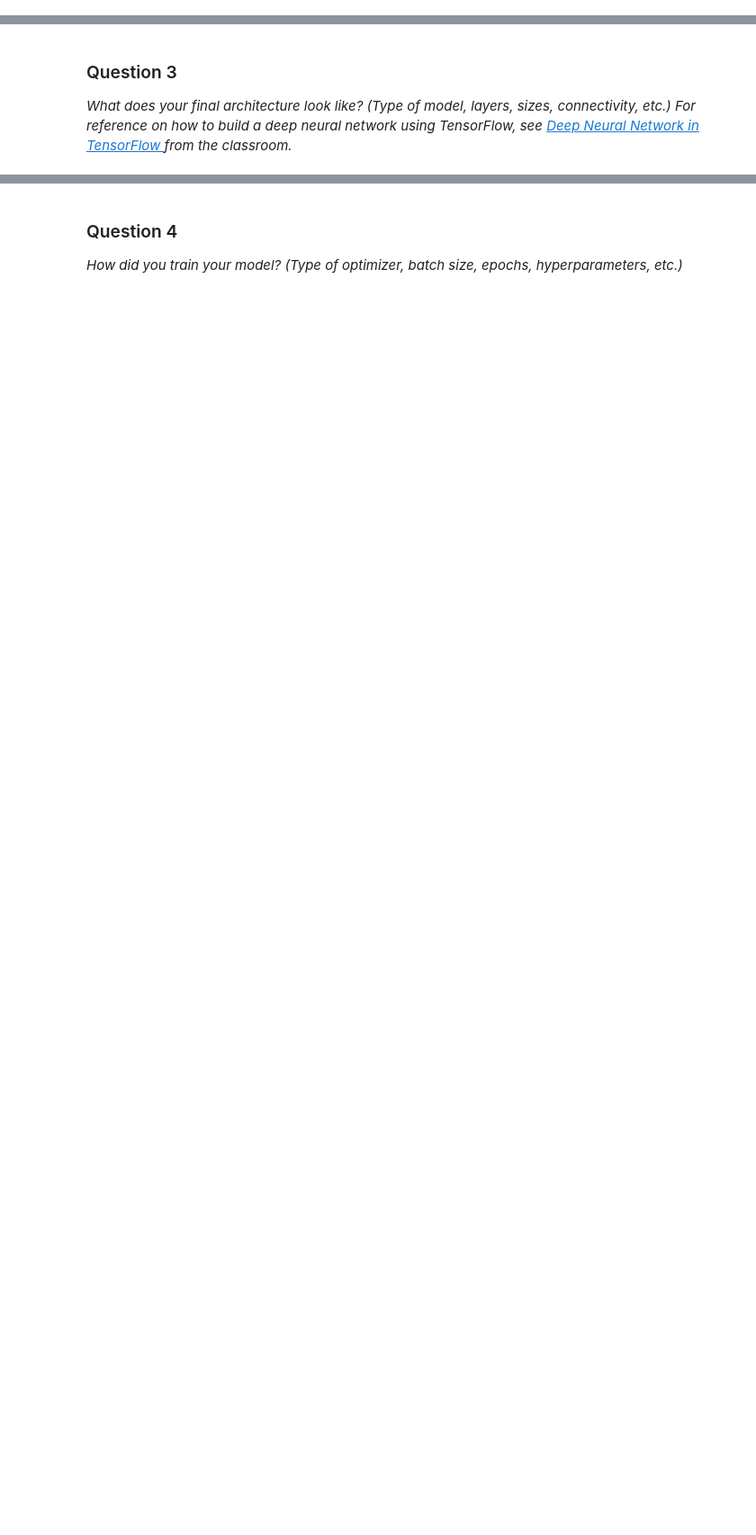
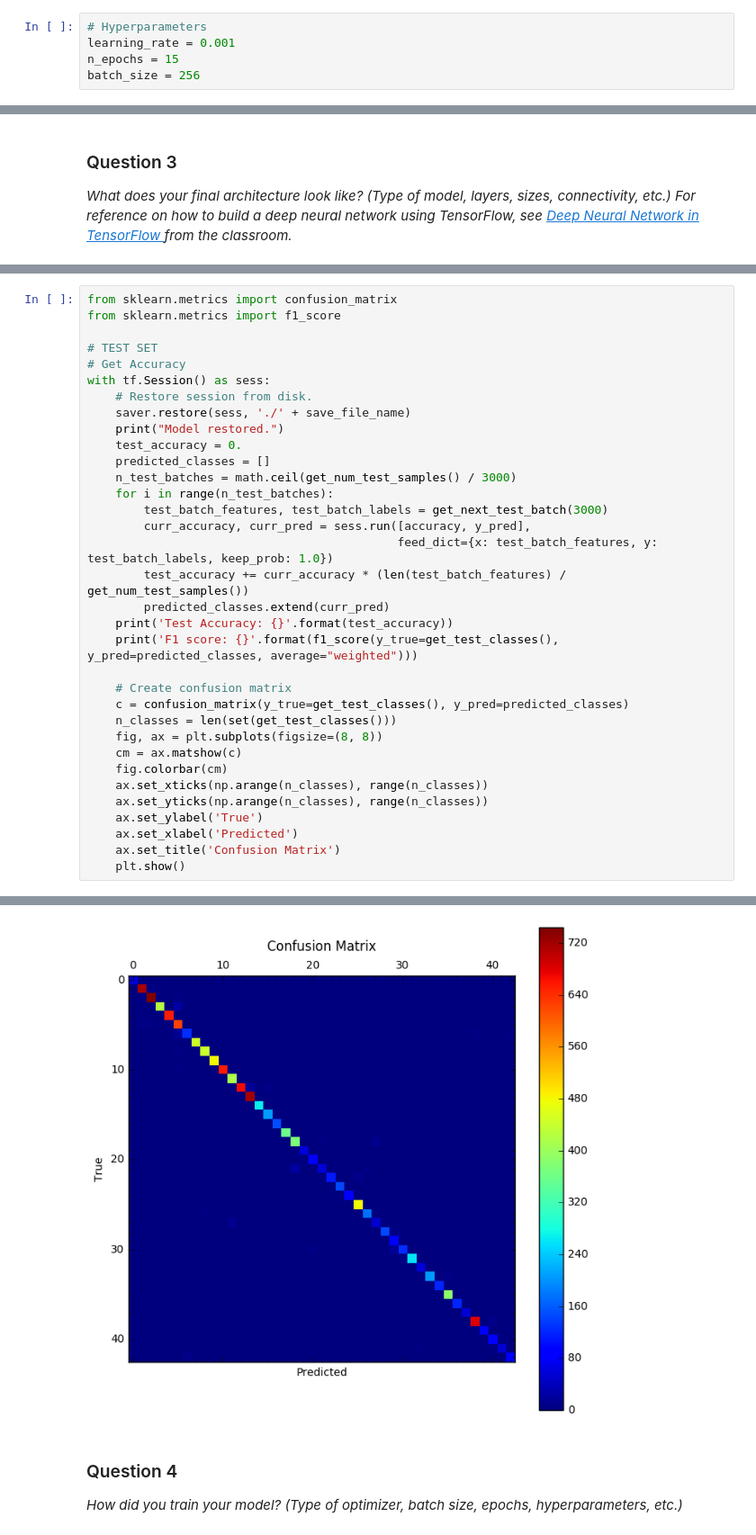
Before and after one commit to nachomartinr/CarND-Traffic-Sign-Classifier-P2, a Jupyter notebook: Traffic_Sign_Classifier.ipynb, the cells around one changed output, grey strips where cells are left out. Shown at 90% size. Drawn from its saved outputs; the diff is of its cells as text; blank space fills up the shorter version.

```diff
--- a/Traffic_Sign_Classifier.ipynb
+++ b/Traffic_Sign_Classifier.ipynb
@@ -201,0 +505,5 @@ _Describe how you set up the training, validation and testing data for your mode
+# %%
+# Hyperparameters
+learning_rate = 0.001
+n_epochs = 15
+batch_size = 256
@@ -211,0 +696,35 @@ _What does your final architecture look like? (Type of model, layers, sizes, con
+# %%
+from sklearn.metrics import confusion_matrix
+from sklearn.metrics import f1_score
+
+# TEST SET
+# Get Accuracy
+with tf.Session() as sess:
+    # Restore session from disk.
+    saver.restore(sess, './' + save_file_name)
+    print("Model restored.")
+    test_accuracy = 0.
+    predicted_classes = []
+    n_test_batches = math.ceil(get_num_test_samples() / 3000)
+    for i in range(n_test_batches):
+        test_batch_features, test_batch_labels = get_next_test_batch(3000)
+        curr_accuracy, curr_pred = sess.run([accuracy, y_pred],
+                                            feed_dict={x: test_batch_features, y: test_batch_labels, keep_prob: 1.0})
+        test_accuracy += curr_accuracy * (len(test_batch_features) / get_num_test_samples())
+        predicted_classes.extend(curr_pred)
+    print('Test Accuracy: {}'.format(test_accuracy))
+    print('F1 score: {}'.format(f1_score(y_true=get_test_classes(), y_pred=predicted_classes, average="weighted")))
+
+    # Create confusion matrix
+    c = confusion_matrix(y_true=get_test_classes(), y_pred=predicted_classes)
+    n_classes = len(set(get_test_classes()))
+    fig, ax = plt.subplots(figsize=(8, 8))
+    cm = ax.matshow(c)
+    fig.colorbar(cm)
+    ax.set_xticks(np.arange(n_classes), range(n_classes))
+    ax.set_yticks(np.arange(n_classes), range(n_classes))
+    ax.set_ylabel('True')
+    ax.set_xlabel('Predicted')
+    ax.set_title('Confusion Matrix')
+    plt.show()
+# %% [output]
@@ -212,3 +734,4 @@ _What does your final architecture look like? (Type of model, layers, sizes, con
+[figure, added]
 # %% [markdown]
 ### Question 4
 
```
Also changed, not shown: parts of 43 cells of this notebook, 1 other file.
